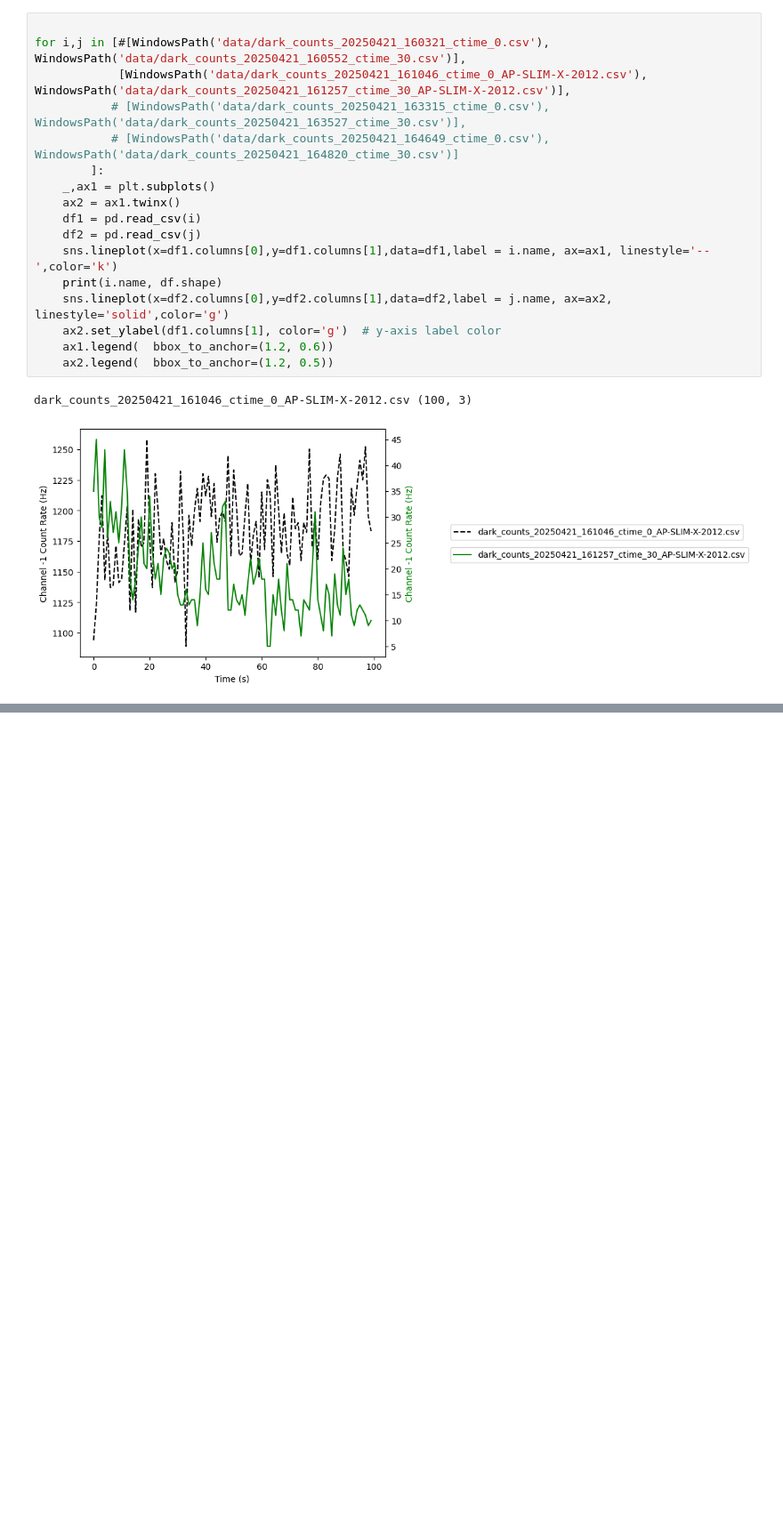
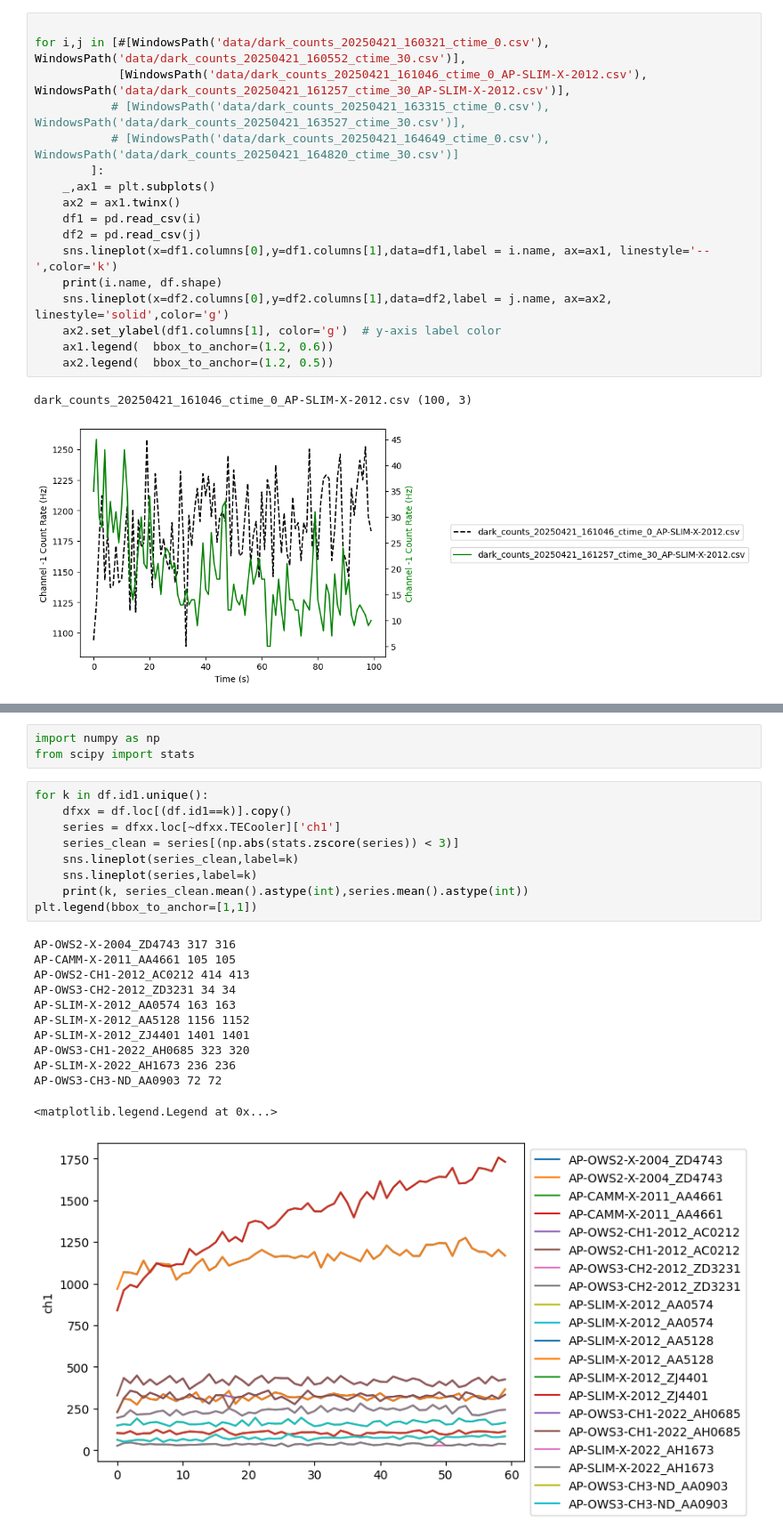
Before and after one commit to JenuC/timetagger-scripts, a Jupyter notebook: plot_time_trace.ipynb, the cells around one changed output, grey strips where cells are left out. Shown: that part at 89% size. Saved outputs shown, nothing was run; the diff lists cells and outputs as text; blank space fills up the shorter version.

```diff
--- a/plot_time_trace.ipynb
+++ b/plot_time_trace.ipynb
@@ -601,0 +835,25 @@ dark_counts_20250421_161046_ctime_0_AP-SLIM-X-2012.csv (100, 3)
+# %%
+import numpy as np
+from scipy import stats
+# %%
+for k in df.id1.unique():
+    dfxx = df.loc[(df.id1==k)].copy()
+    series = dfxx.loc[~dfxx.TECooler]['ch1']
+    series_clean = series[(np.abs(stats.zscore(series)) < 3)]
+    sns.lineplot(series_clean,label=k)
+    sns.lineplot(series,label=k)
+    print(k, series_clean.mean().astype(int),series.mean().astype(int))
+plt.legend(bbox_to_anchor=[1,1])
+# %% [output]
+AP-OWS2-X-2004_ZD4743 317 316
+AP-CAMM-X-2011_AA4661 105 105
+AP-OWS2-CH1-2012_AC0212 414 413
+AP-OWS3-CH2-2012_ZD3231 34 34
+AP-SLIM-X-2012_AA0574 163 163
+AP-SLIM-X-2012_AA5128 1156 1152
+AP-SLIM-X-2012_ZJ4401 1401 1401
+AP-OWS3-CH1-2022_AH0685 323 320
+AP-SLIM-X-2022_AH1673 236 236
+AP-OWS3-CH3-ND_AA0903 72 72
+<matplotlib.legend.Legend at 0x...>
+[figure, added]
```
Also changed, not shown: parts of 34 cells of this notebook, 1 other file.
